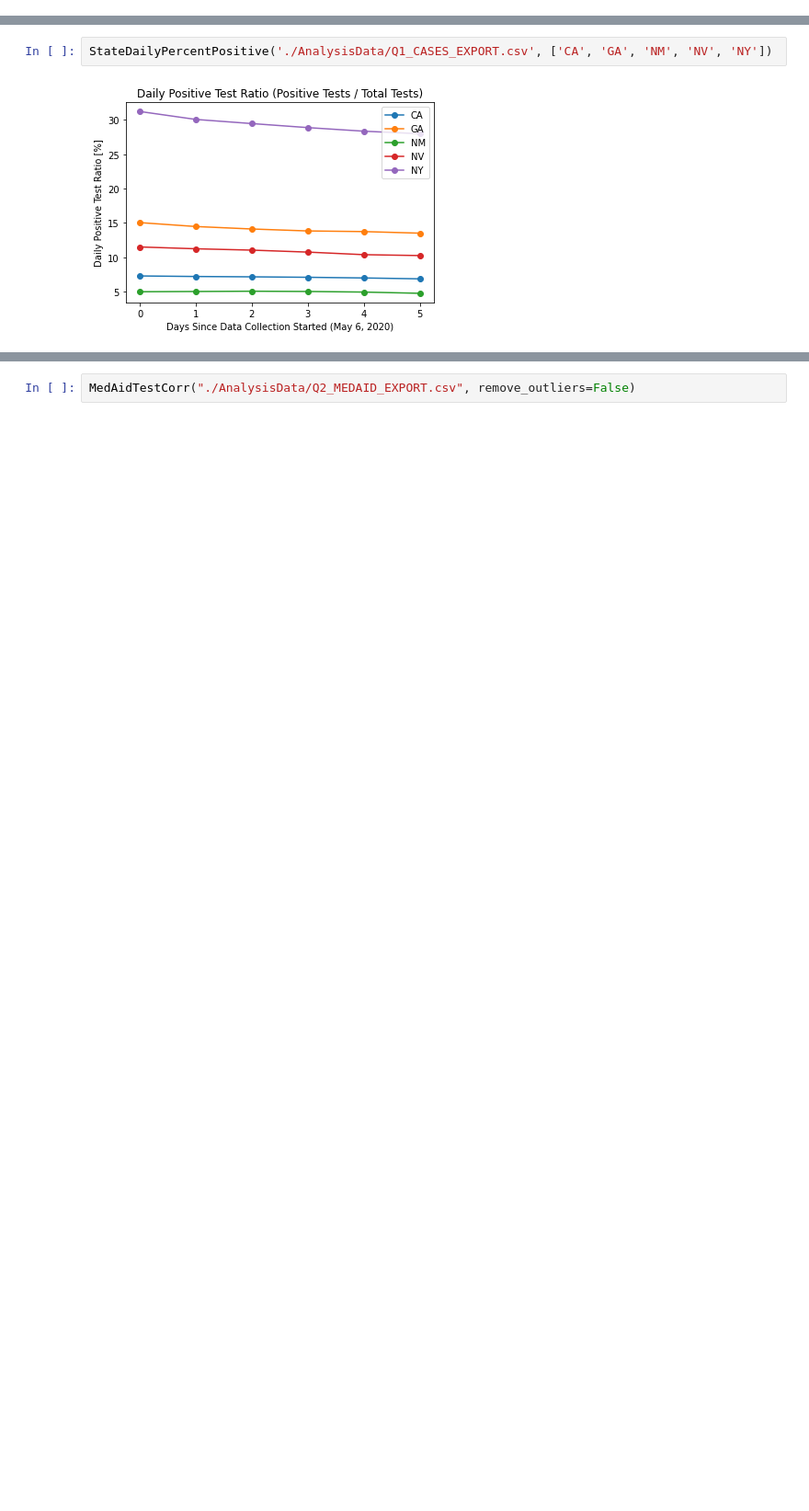
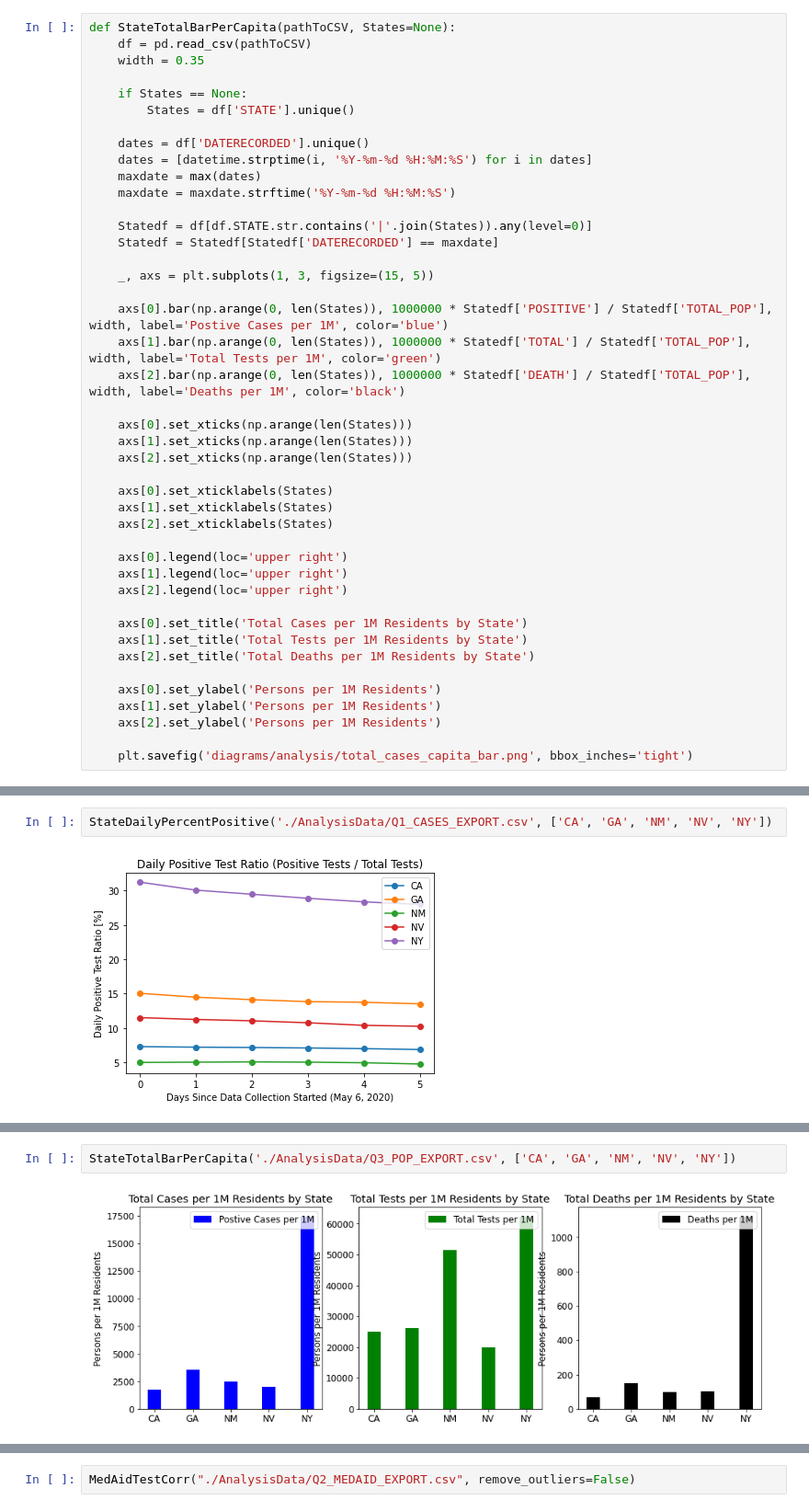
Before and after one commit to sahba-t/covidTracker, a Jupyter notebook: Analysis.ipynb, the cells around one changed output, grey strips where cells are left out. Shown at 92% size. Drawn from its saved outputs; the diff is of its cells as text; blank space fills up the shorter version.

```diff
--- a/Analysis.ipynb
+++ b/Analysis.ipynb
@@ -123,3 +163,46 @@ def StateDailyPercentPositive(pathToCSV, States=None):
+# %%
+def StateTotalBarPerCapita(pathToCSV, States=None):
+    df = pd.read_csv(pathToCSV)
+    width = 0.35
+
+    if States == None:
+        States = df['STATE'].unique()
+
+    dates = df['DATERECORDED'].unique()
+    dates = [datetime.strptime(i, '%Y-%m-%d %H:%M:%S') for i in dates]
+    maxdate = max(dates)
+    maxdate = maxdate.strftime('%Y-%m-%d %H:%M:%S')
+
+    Statedf = df[df.STATE.str.contains('|'.join(States)).any(level=0)]
+    Statedf = Statedf[Statedf['DATERECORDED'] == maxdate]
+
+    _, axs = plt.subplots(1, 3, figsize=(15, 5))
+
+    axs[0].bar(np.arange(0, len(States)), 1000000 * Statedf['POSITIVE'] / Statedf['TOTAL_POP'], width, label='Postive Cases per 1M', color='blue')
+    axs[1].bar(np.arange(0, len(States)), 1000000 * Statedf['TOTAL'] / Statedf['TOTAL_POP'], width, label='Total Tests per 1M', color='green')
+    axs[2].bar(np.arange(0, len(States)), 1000000 * Statedf['DEATH'] / Statedf['TOTAL_POP'], width, label='Deaths per 1M', color='black')
+
+    axs[0].set_xticks(np.arange(len(States)))
+    axs[1].set_xticks(np.arange(len(States)))
+    axs[2].set_xticks(np.arange(len(States)))
+
+    axs[0].set_xticklabels(States)
+    axs[1].set_xticklabels(States)
+    axs[2].set_xticklabels(States)
+
+    axs[0].legend(loc='upper right')
+    axs[1].legend(loc='upper right')
+    axs[2].legend(loc='upper right')
+
+    axs[0].set_title('Total Cases per 1M Residents by State')
+    axs[1].set_title('Total Tests per 1M Residents by State')
+    axs[2].set_title('Total Deaths per 1M Residents by State')
+
+    axs[0].set_ylabel('Persons per 1M Residents')
+    axs[1].set_ylabel('Persons per 1M Residents')
+    axs[2].set_ylabel('Persons per 1M Residents')
+
+    plt.savefig('diagrams/analysis/total_cases_capita_bar.png', bbox_inches='tight')
 # %%
 def MedAidTestCorr(pathToCSV, remove_outliers=True):
     df = pd.read_csv(pathToCSV)
@@ -257,0 +345,4 @@ StateDailyPercentPositive('./AnalysisData/Q1_CASES_EXPORT.csv', ['CA', 'GA', 'NM
+# %%
+StateTotalBarPerCapita('./AnalysisData/Q3_POP_EXPORT.csv', ['CA', 'GA', 'NM', 'NV', 'NY'])
+# %% [output]
+[figure, added]
```
Also changed, not shown: parts of 4 cells of this notebook, 2 other files.
